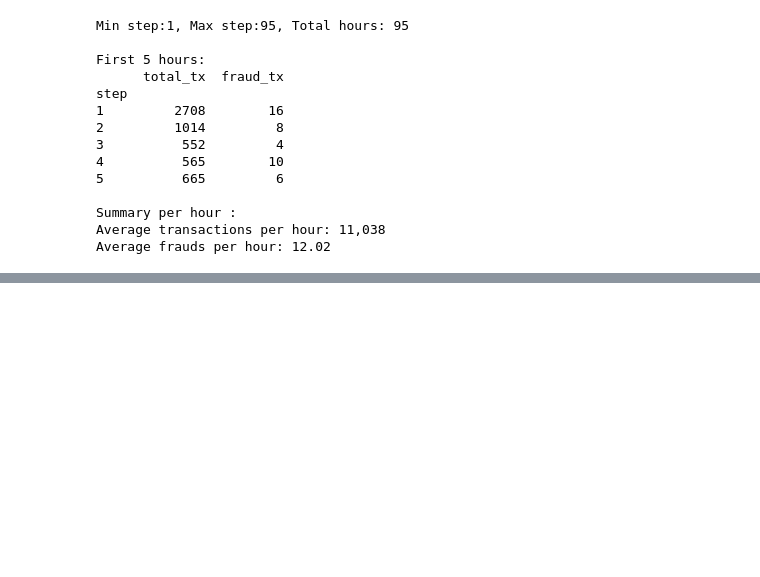
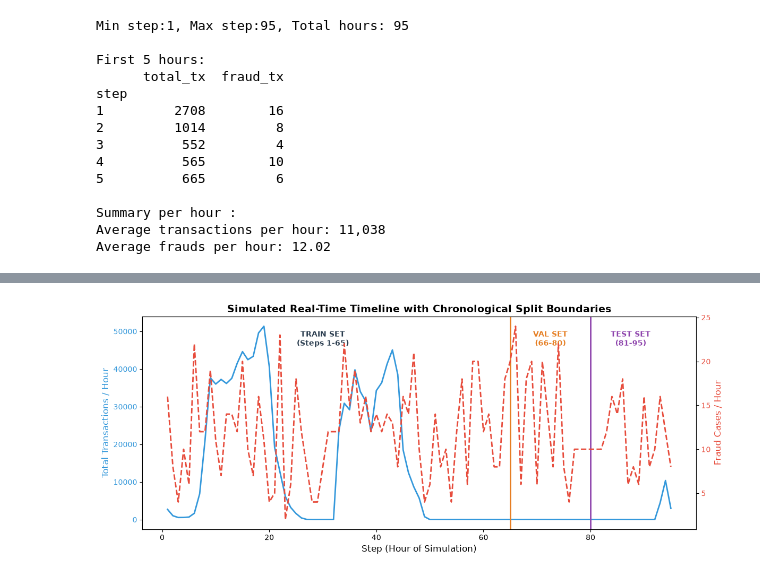
Before and after one commit to RuchithaAV/real-time-fraud-detection, a Jupyter notebook: notebooks/01_eda_and_leakage_audit.ipynb, the cells around one changed output, grey strips where cells are left out. Cells and saved outputs as stored; diff of their text form; code cells hidden in the pictures; blank space fills up the shorter version.

```diff
--- a/notebooks/01_eda_and_leakage_audit.ipynb
+++ b/notebooks/01_eda_and_leakage_audit.ipynb
@@ -156,0 +212,30 @@ Average frauds per hour: 12.02
+# %%
+# 3. Chronological Timeline Plot
+fig, ax1 = plt.subplots(figsize=(12, 5))
+
+# Plot total hourly volume
+ax1.plot(hourly.index, hourly['total_tx'], color='#3498db', label='Hourly Transactions', linewidth=2)
+ax1.set_xlabel('Step (Hour of Simulation)', fontsize=12)
+ax1.set_ylabel('Total Transactions / Hour', color='#3498db', fontsize=12)
+ax1.tick_params(axis='y', labelcolor='#3498db')
+
+# Plot fraud volume on right y-axis
+ax2 = ax1.twinx()
+ax2.plot(hourly.index, hourly['fraud_tx'], color='#e74c3c', label='Fraud Cases', linewidth=2, linestyle='--')
+ax2.set_ylabel('Fraud Cases / Hour', color='#e74c3c', fontsize=12)
+ax2.tick_params(axis='y', labelcolor='#e74c3c')
+
+# Draw vertical lines for Train, Val, and Test split boundaries
+ax1.axvline(x=65, color='#e67e22', linestyle='-', linewidth=2, label='Train/Val Split (Step 65)')
+ax1.axvline(x=80, color='#8e44ad', linestyle='-', linewidth=2, label='Val/Test Split (Step 80)')
+
+# Add region labels
+ax1.text(30, hourly['total_tx'].max() * 0.9, 'TRAIN SET\n(Steps 1-65)', horizontalalignment='center', color='#2c3e50', fontweight='bold')
+ax1.text(72.5, hourly['total_tx'].max() * 0.9, 'VAL SET\n(66-80)', horizontalalignment='center', color='#e67e22', fontweight='bold')
+ax1.text(87.5, hourly['total_tx'].max() * 0.9, 'TEST SET\n(81-95)', horizontalalignment='center', color='#8e44ad', fontweight='bold')
+
+plt.title('Simulated Real-Time Timeline with Chronological Split Boundaries', fontsize=14, fontweight='bold')
+plt.tight_layout()
+plt.show()
+# %% [output]
+[figure, added]
```
Also changed, not shown: parts of 2 cells of this notebook, 1 other file.
